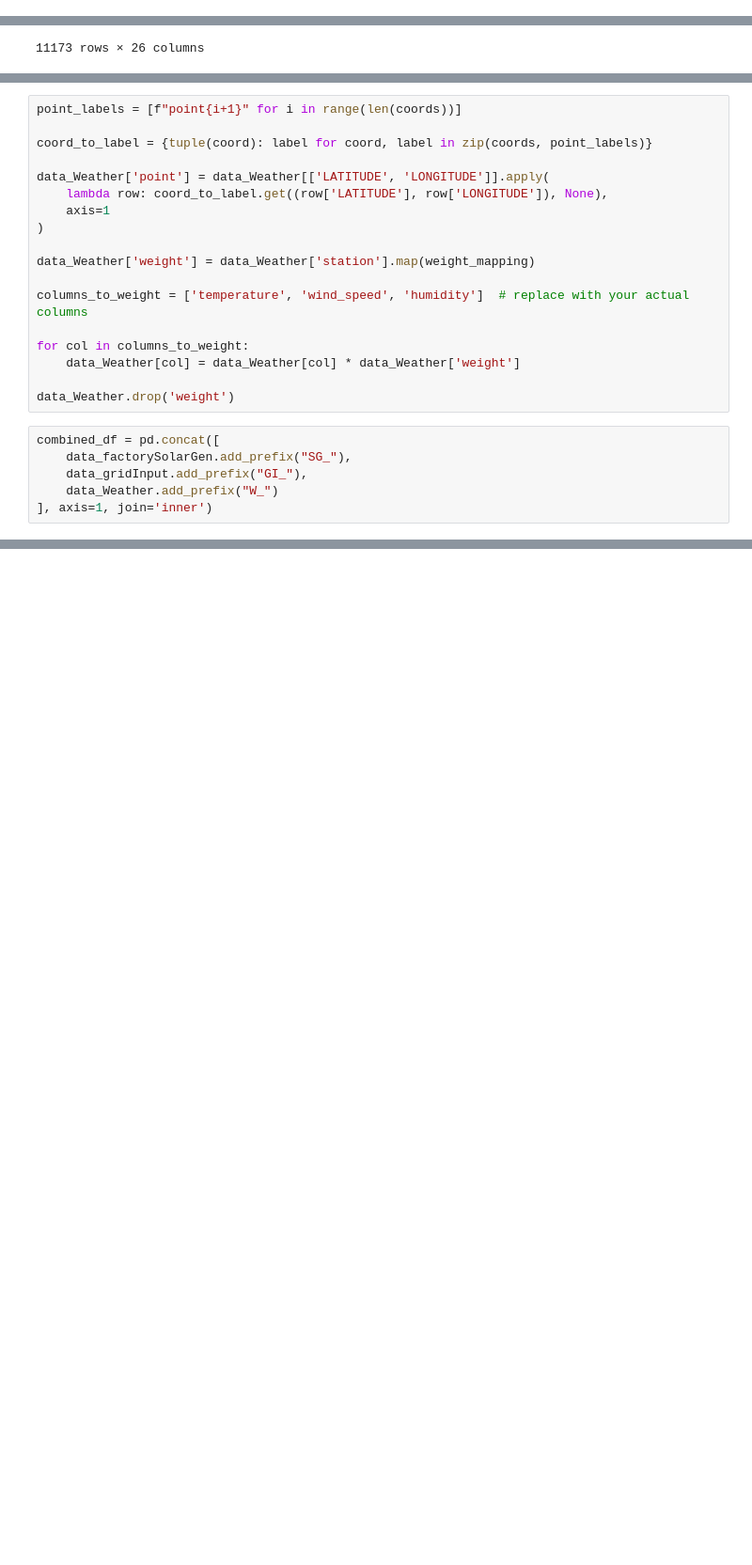
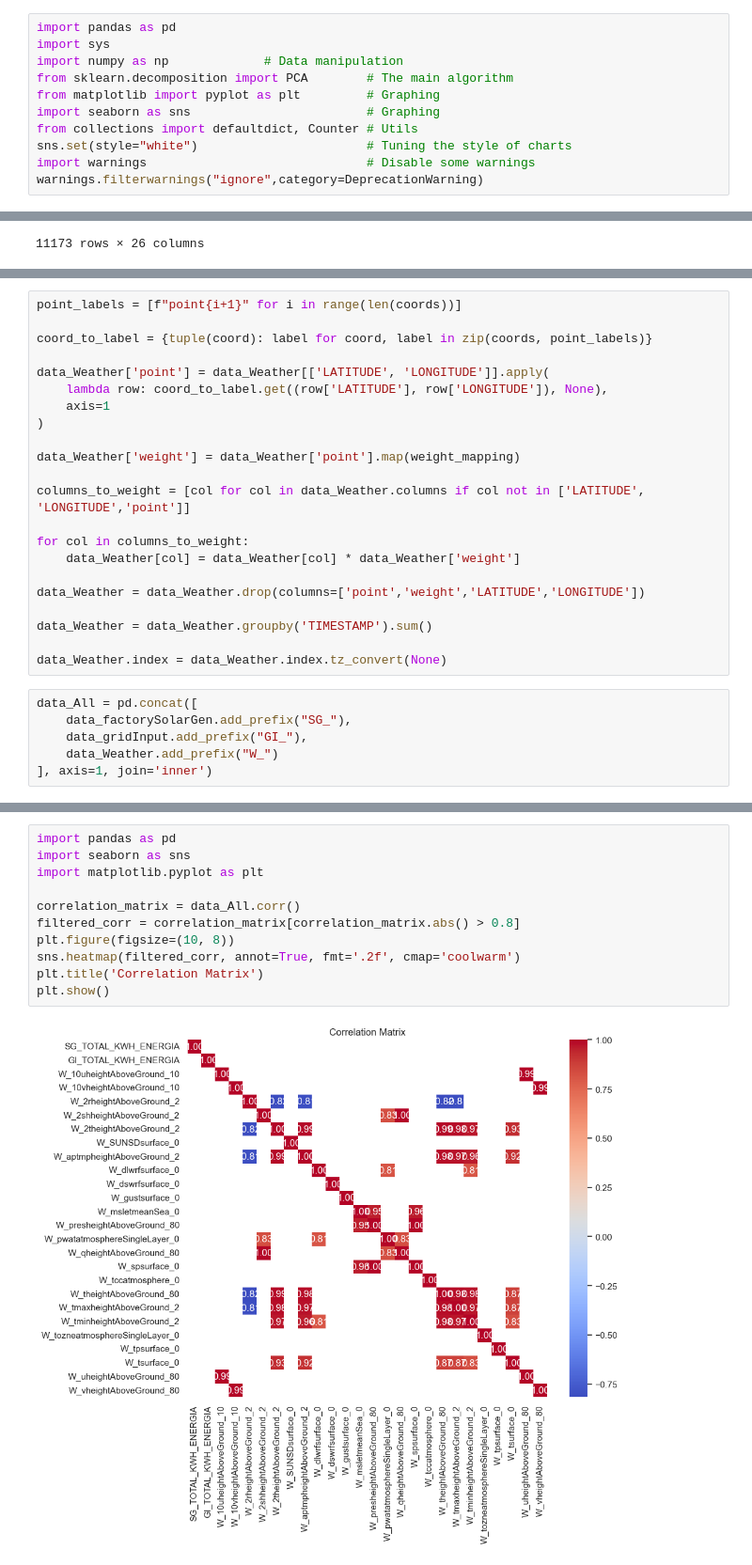
Before and after one commit to sajodajo/CCCCC-Datathon, a Jupyter notebook: D1-1_EDA.ipynb, the cells around one changed output, grey strips where cells are left out. Shown at 94% size. Saved outputs shown, nothing was run; the diff lists cells and outputs as text; blank space fills up the shorter version.

```diff
--- a/D1-1_EDA.ipynb
+++ b/D1-1_EDA.ipynb
@@ -3,3 +1,14 @@ import pandas as pd
+# %%
+import pandas as pd
+import sys
+import numpy as np             # Data manipulation
+from sklearn.decomposition import PCA        # The main algorithm
+from matplotlib import pyplot as plt         # Graphing
+import seaborn as sns                        # Graphing
+from collections import defaultdict, Counter # Utils
+sns.set(style="white")                       # Tuning the style of charts
+import warnings                              # Disable some warnings
+warnings.filterwarnings("ignore",category=DeprecationWarning)
 # %%
 data_factorySolarGen = pd.read_csv('Generacion_fotovoltaica.csv')
 data_gridInput = pd.read_csv('Consumo.csv')
@@ -104,16 +101,20 @@ data_Weather['point'] = data_Weather[['LATITUDE', 'LONGITUDE']].apply(
     axis=1
 )
 
-data_Weather['weight'] = data_Weather['station'].map(weight_mapping)
+data_Weather['weight'] = data_Weather['point'].map(weight_mapping)
 
-columns_to_weight = ['temperature', 'wind_speed', 'humidity']  # replace with your actual columns
+columns_to_weight = [col for col in data_Weather.columns if col not in ['LATITUDE', 'LONGITUDE','point']]
 
 for col in columns_to_weight:
     data_Weather[col] = data_Weather[col] * data_Weather['weight']
 
-data_Weather.drop('weight')
+data_Weather = data_Weather.drop(columns=['point','weight','LATITUDE','LONGITUDE'])
+
+data_Weather = data_Weather.groupby('TIMESTAMP').sum()
+
+data_Weather.index = data_Weather.index.tz_convert(None)
 # %%
-combined_df = pd.concat([
+data_All = pd.concat([
     data_factorySolarGen.add_prefix("SG_"),
     data_gridInput.add_prefix("GI_"),
     data_Weather.add_prefix("W_")
@@ -122,0 +142,13 @@ InvalidIndexError: Reindexing only valid with uniquely valued Index objects
+# %%
+import pandas as pd
+import seaborn as sns
+import matplotlib.pyplot as plt
+
+correlation_matrix = data_All.corr()
+filtered_corr = correlation_matrix[correlation_matrix.abs() > 0.8]
+plt.figure(figsize=(10, 8))
+sns.heatmap(filtered_corr, annot=True, fmt='.2f', cmap='coolwarm')
+plt.title('Correlation Matrix')
+plt.show()
+# %% [output]
+[figure, added]
```
Also changed, not shown: parts of 10 cells of this notebook, 2 other files.
